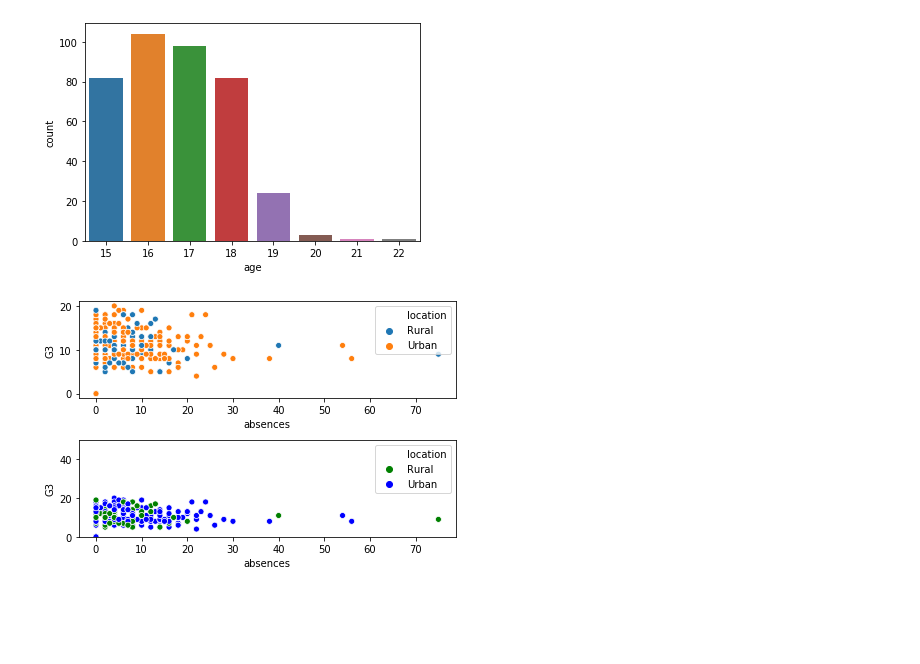
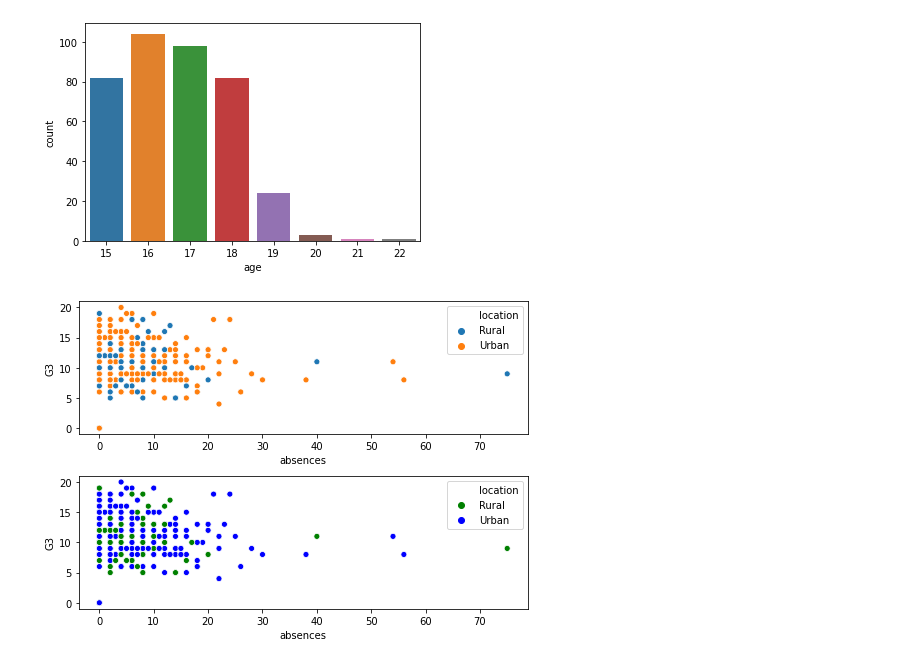
Before and after one commit to OPALO-ESTADISTICA/Estadistica, a Jupyter notebook: Seaborn/Introducción a seaborn.ipynb, the cells around one changed output. Cells and saved outputs as stored; diff of their text form; code cells hidden in the pictures; blank space fills up the shorter version.

```diff
--- a/Seaborn/Introducción a seaborn.ipynb
+++ b/Seaborn/Introducción a seaborn.ipynb
@@ -46,17 +46,18 @@ plt.show()
 # %%
 # Es posible hacer una diferencia por subgrupos dentro de la misma gráfica usando el argumento hue
 # Igualmente, hue_order permite definir el orden de los subgrupos
 
+plt.figure(figsize=(7,5))
 plt.subplot(2,1,1)
 sns.scatterplot(x="absences", y="G3", data=df_2, hue="location", hue_order=["Rural","Urban"])
 
 plt.subplot(2,1,2)
 
 colores = {"Rural":"green", "Urban":"blue"}
 sns.scatterplot(x="absences", y="G3", data=df_2, hue="location",
-                hue_order=["Rural","Urban"], palette=colores)
+                hue_order=["Rural","Urban"], palette=colores)    # Especificar los colores para la clase
 
 plt.tight_layout()
 plt.show()
 # %% [output]
-[figure, old version]
+[figure, new version]
```
Also changed, not shown: parts of 1 cell of this notebook.
